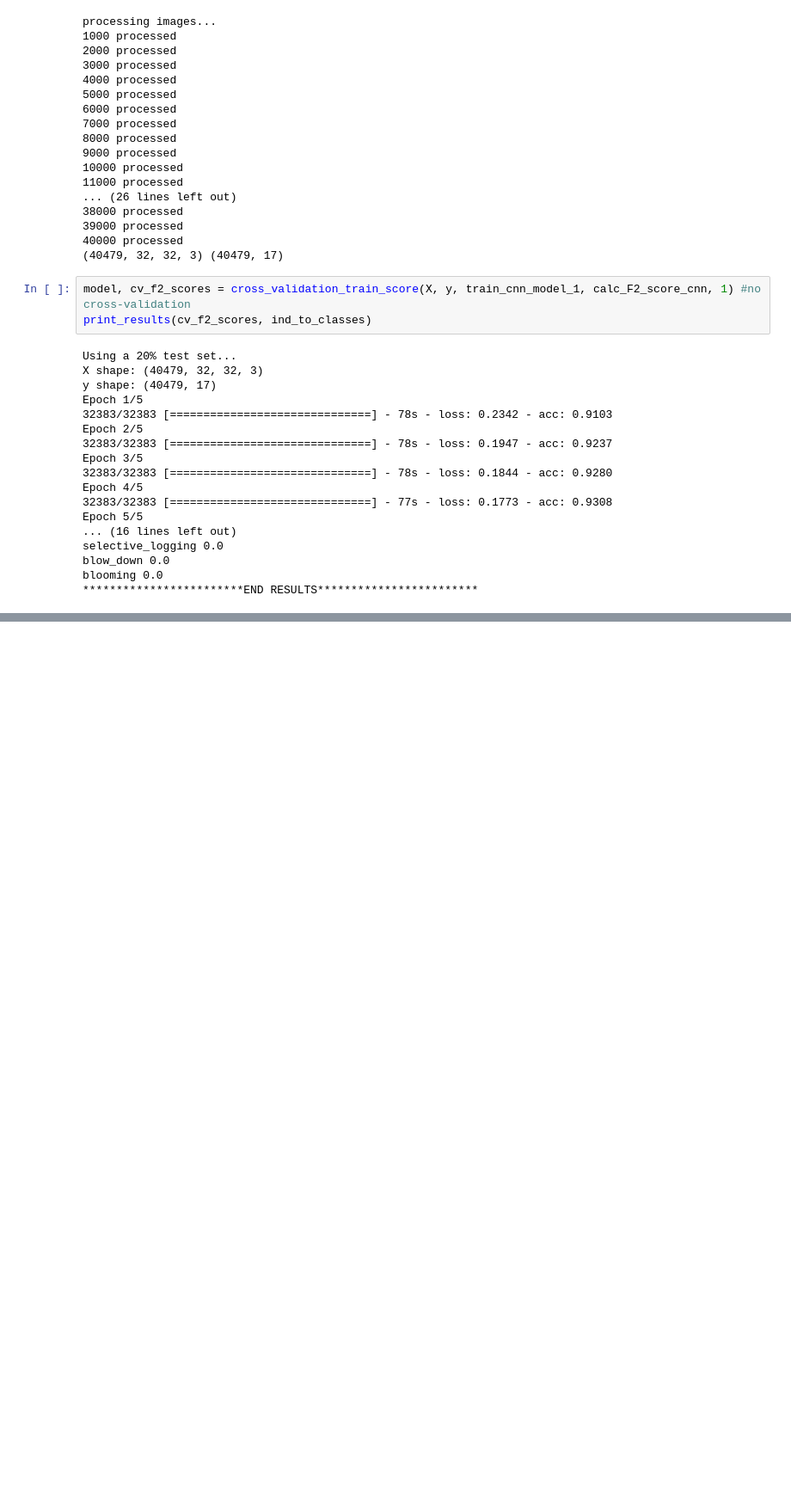
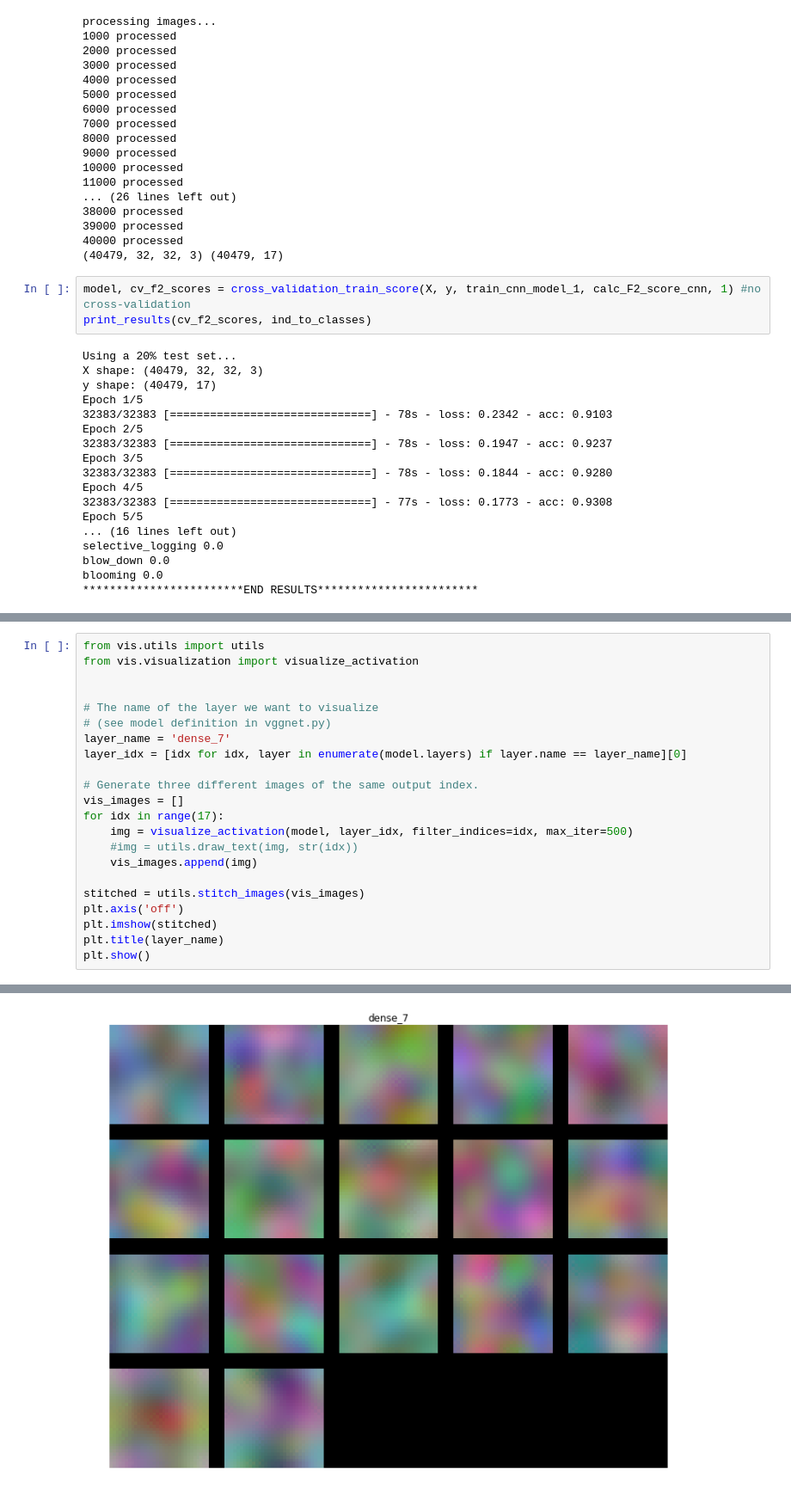
Before and after one commit to ludazhao/human-footprint, a Jupyter notebook: models/2-cnn.ipynb, the cells around one changed output, grey strips where cells are left out. Shown at 86% size. Saved outputs shown, nothing was run; the diff lists cells and outputs as text; blank space fills up the shorter version.

```diff
--- a/models/2-cnn.ipynb
+++ b/models/2-cnn.ipynb
@@ -220,0 +946,23 @@ model.save(fn)
+# %%
+from vis.utils import utils
+from vis.visualization import visualize_activation
+
+
+# The name of the layer we want to visualize
+# (see model definition in vggnet.py)
+layer_name = 'dense_7'
+layer_idx = [idx for idx, layer in enumerate(model.layers) if layer.name == layer_name][0]
+
+# Generate three different images of the same output index.
+vis_images = []
+for idx in range(17):
+    img = visualize_activation(model, layer_idx, filter_indices=idx, max_iter=500)
+    #img = utils.draw_text(img, str(idx))
+    vis_images.append(img)
+
+stitched = utils.stitch_images(vis_images)
+plt.axis('off')
+plt.imshow(stitched)
+plt.title(layer_name)
+plt.show()
+# %% [output]
@@ -220,0 +986 @@ model.save(fn)
+[figure, added]
```
Also changed, not shown: parts of 38 cells of this notebook, 3 other files.
